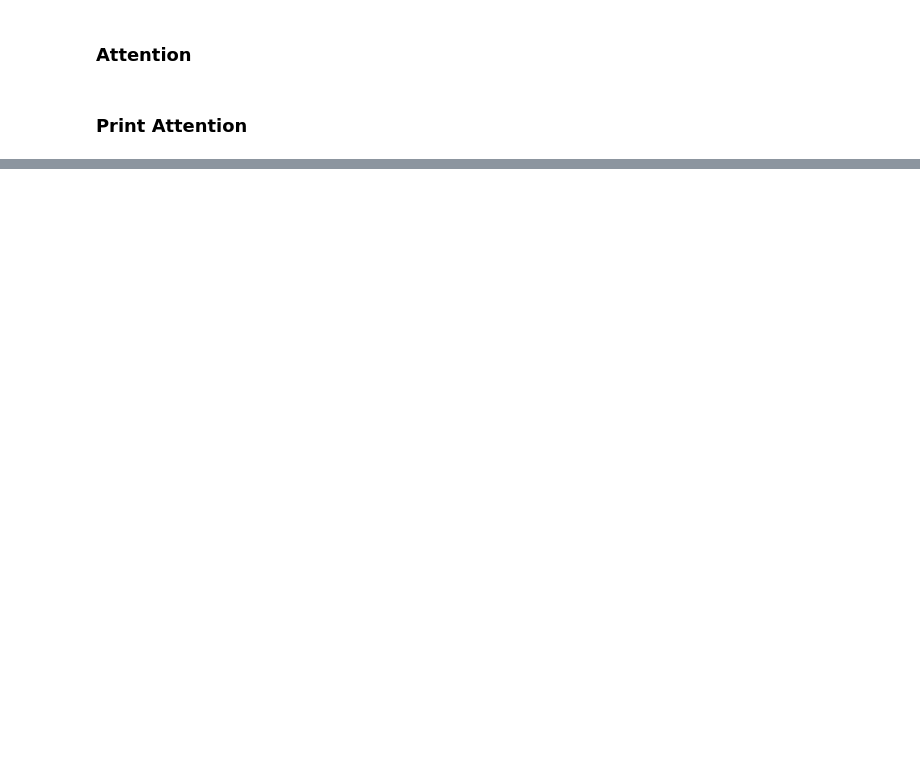
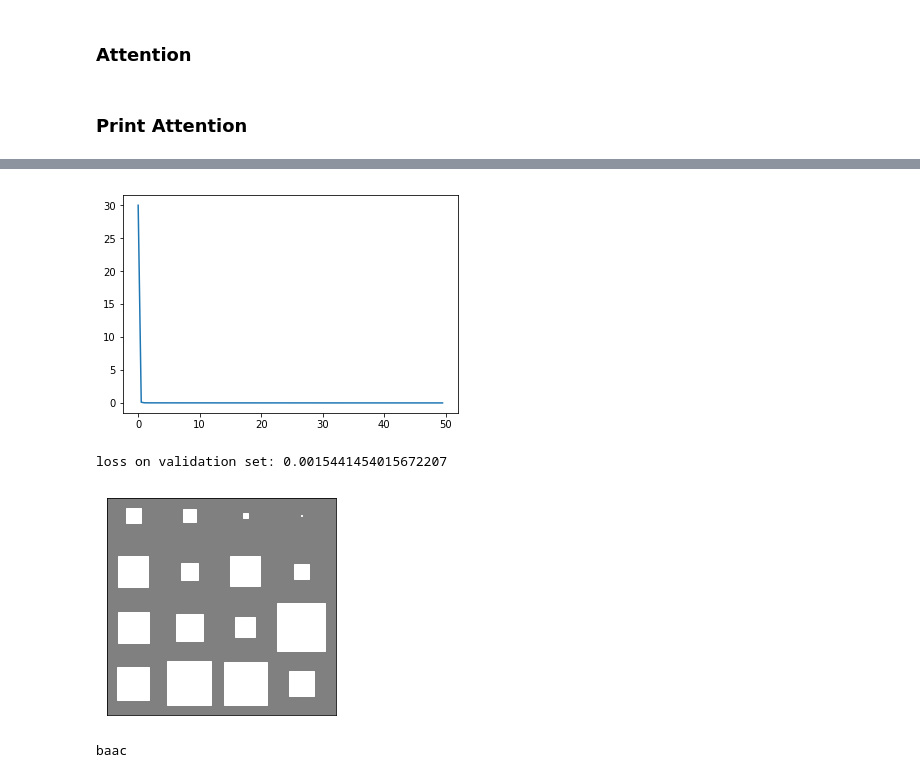
Before and after one commit to talbaumel/talbaumel.github.io, a Jupyter notebook: blog/attention/Learning PyTorch.ipynb, the cells around one changed output, grey strips where cells are left out. Saved outputs shown, nothing was run; the diff lists cells and outputs as text; code cells hidden in the pictures; blank space fills up the shorter version.

```diff
--- a/blog/attention/Learning PyTorch.ipynb
+++ b/blog/attention/Learning PyTorch.ipynb
@@ -211,7 +213,7 @@ class EncoderDecoderAttentionNetwork(nn.Module):
         self.num_of_layers = num_of_layers
         self.state_size = state_size
         # the embedding paramaters
-        self.embeddings = nn.Embedding(VOCAB_SIZE, embeddings_size)
+        self.embeddings = nn.Embedding(VOCAB_SIZE, embeddings_size, padding_idx=VOCAB_SIZE-1)
 
         # the encoder
         self.enc = nn.LSTM(embeddings_size, state_size, num_of_layers)
@@ -314,0 +321,12 @@ print(att.generate_and_plot_attention('abcdabcdabcdabcd'))
+# %%
+train(att, train_set, val_set)
+print(att.generate_and_plot_attention('abc'))
+train(att, train_set, val_set)
+print(att.generate_and_plot_attention('abc'))
+train(att, train_set, val_set)
+print(att.generate_and_plot_attention('abc'))
+# %% [output]
+[figure, added]
+loss on validation set: 0.0015441454015672207
+[figure, added]
+baac
```
Also changed, not shown: parts of 8 cells of this notebook.
